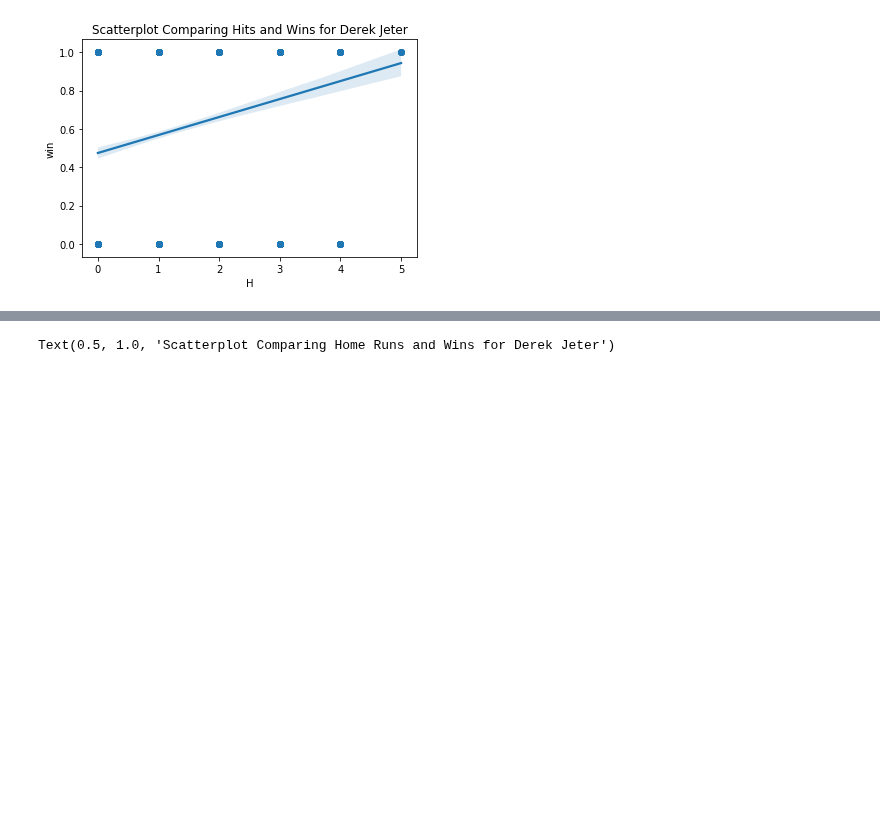
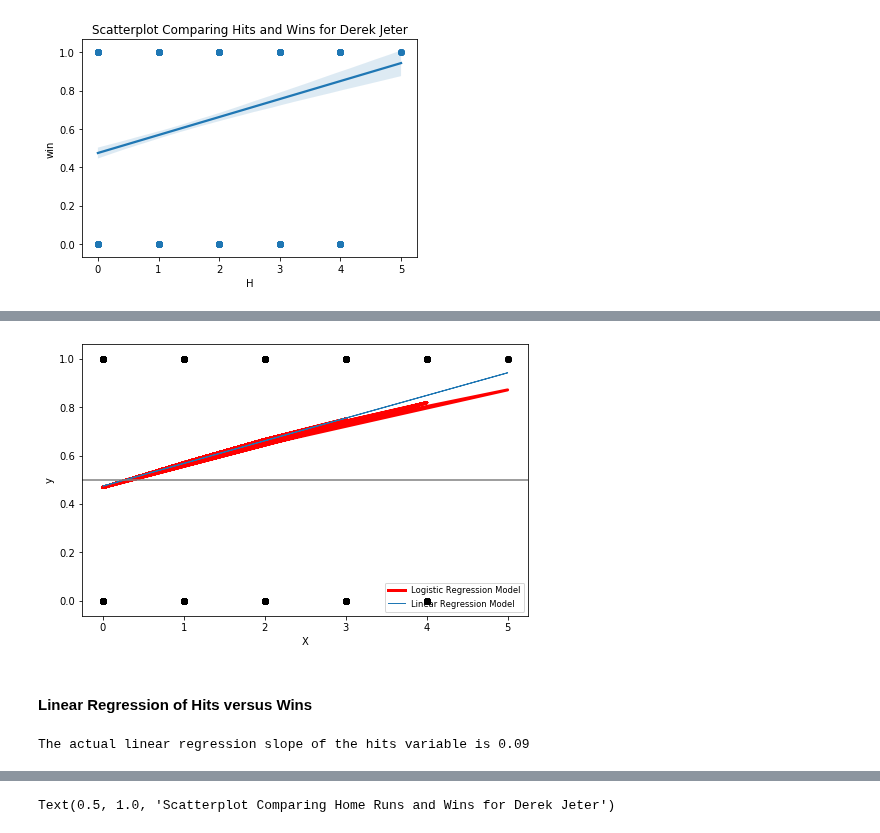
Before and after one commit to mattmaitland1/DerekJeterAnalysis, a Jupyter notebook: Project.ipynb, the cells around one changed output, grey strips where cells are left out. Drawn from its saved outputs; the diff is of its cells as text; code cells hidden in the pictures; blank space fills up the shorter version.

```diff
--- a/Project.ipynb
+++ b/Project.ipynb
@@ -218,0 +269,7 @@ Text(0.5, 1.0, 'Scatterplot Comparing Walks and Wins for Derek Jeter')
+# %%
+x2 = jeter[['H']].to_numpy()
+y2 = jeter[['win']].to_numpy().ravel()
+x_train2, x_test2, y_train2, y_test2 =  train_test_split(x2, y2,test_size = 0.25, random_state = 3)
+log_reg2 = LogisticRegression()
+log_reg2.fit(x_train2,y_train2)
+print("Estimated Slope of Logistic Regression: ", round(log_reg2.coef_[0,0],6))
@@ -218,0 +294,13 @@ Text(0.5, 1.0, 'Scatterplot Comparing Walks and Wins for Derek Jeter')
+# %%
+logmodel(x2,y2,x_test2)
+# %% [output]
+[figure, added]
+# %% [markdown]
+#### Linear Regression of Hits versus Wins
+# %%
+lr = LinearRegression()
+model2 = lr.fit(jeter[['H']], jeter['win'])
+slope2 = model2.coef_[0]
+print("The actual linear regression slope of the hits variable is {:.2f}".format(slope2))
+# %% [output]
+The actual linear regression slope of the hits variable is 0.09
```
Also changed, not shown: parts of 37 cells of this notebook.
